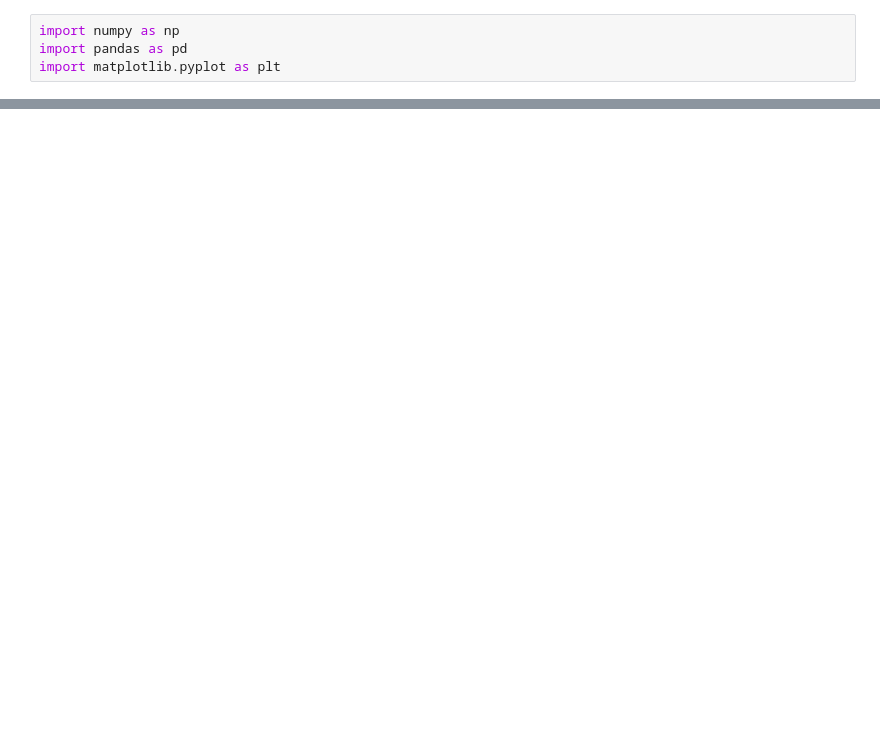
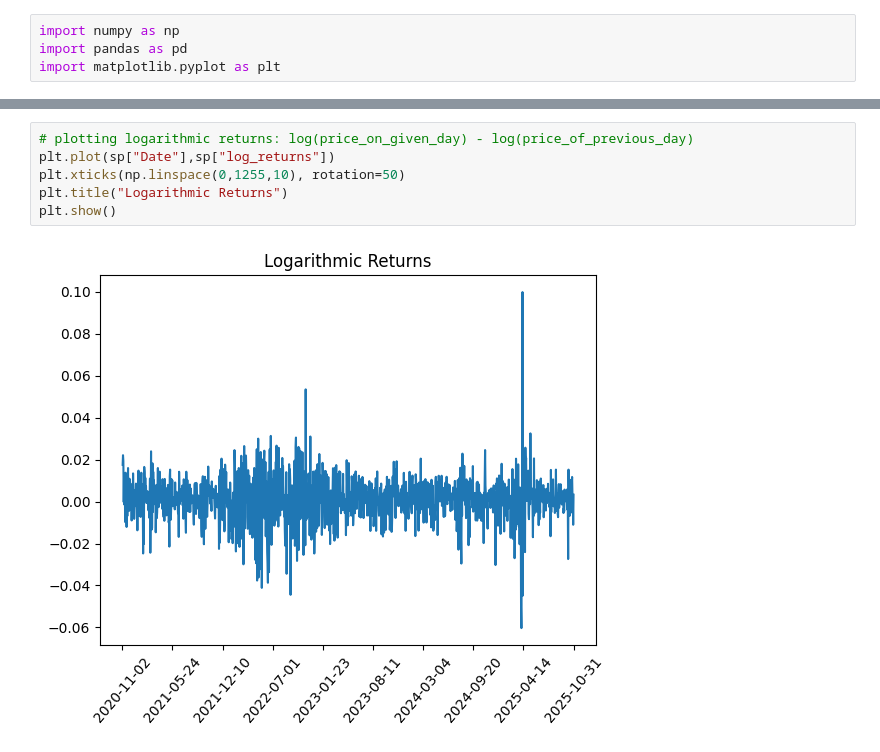
Before and after one commit to PetkoDrenkov/sp-500-daily-closing, a Jupyter notebook: notebooks/data_visualization.ipynb, the cells around one changed output, grey strips where cells are left out. Drawn from its saved outputs; the diff is of its cells as text; blank space fills up the shorter version.

```diff
--- a/notebooks/data_visualization.ipynb
+++ b/notebooks/data_visualization.ipynb
@@ -23,0 +28,8 @@ plt.show()
+# %%
+# plotting logarithmic returns: log(price_on_given_day) - log(price_of_previous_day)
+plt.plot(sp["Date"],sp["log_returns"])
+plt.xticks(np.linspace(0,1255,10), rotation=50)
+plt.title("Logarithmic Returns")
+plt.show()
+# %% [output]
+[figure, added]
```
Also changed, not shown: parts of 3 cells of this notebook.
